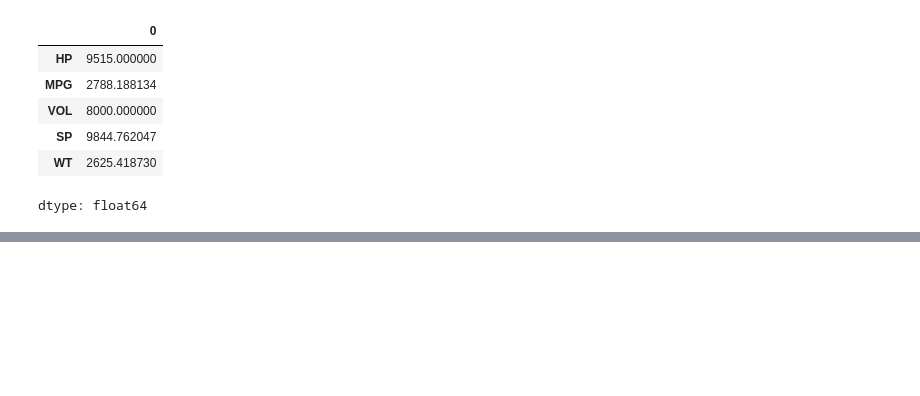
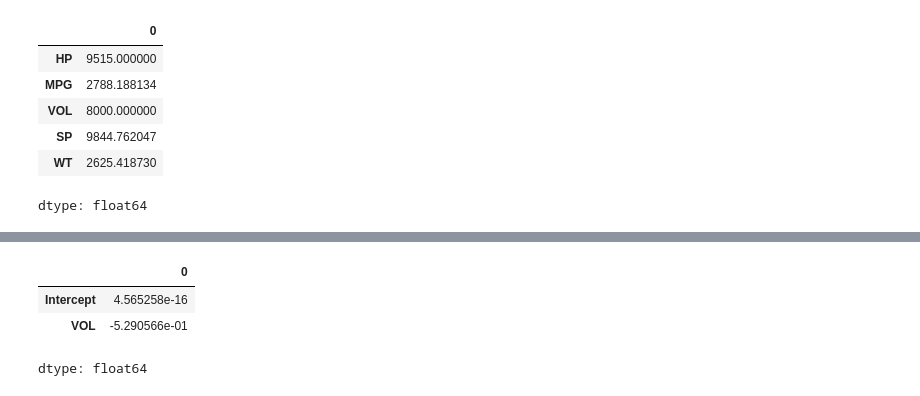
Before and after one commit to aiml460/460-AD, a Jupyter notebook: AD_20.ipynb, the cells around one changed output, grey strips where cells are left out. Cells and saved outputs as stored; diff of their text form; code cells hidden in the pictures; blank space fills up the shorter version.

```diff
--- a/AD_20.ipynb
+++ b/AD_20.ipynb
@@ -94,0 +133,7 @@ dtype: float64
+# %%
+ml_V.params
+# %% [output]
+|  | 0 |
+| Intercept | 4.565258e-16 |
+| VOL | -5.290566e-01 |
+dtype: float64
```
Also changed, not shown: parts of 12 cells of this notebook.
